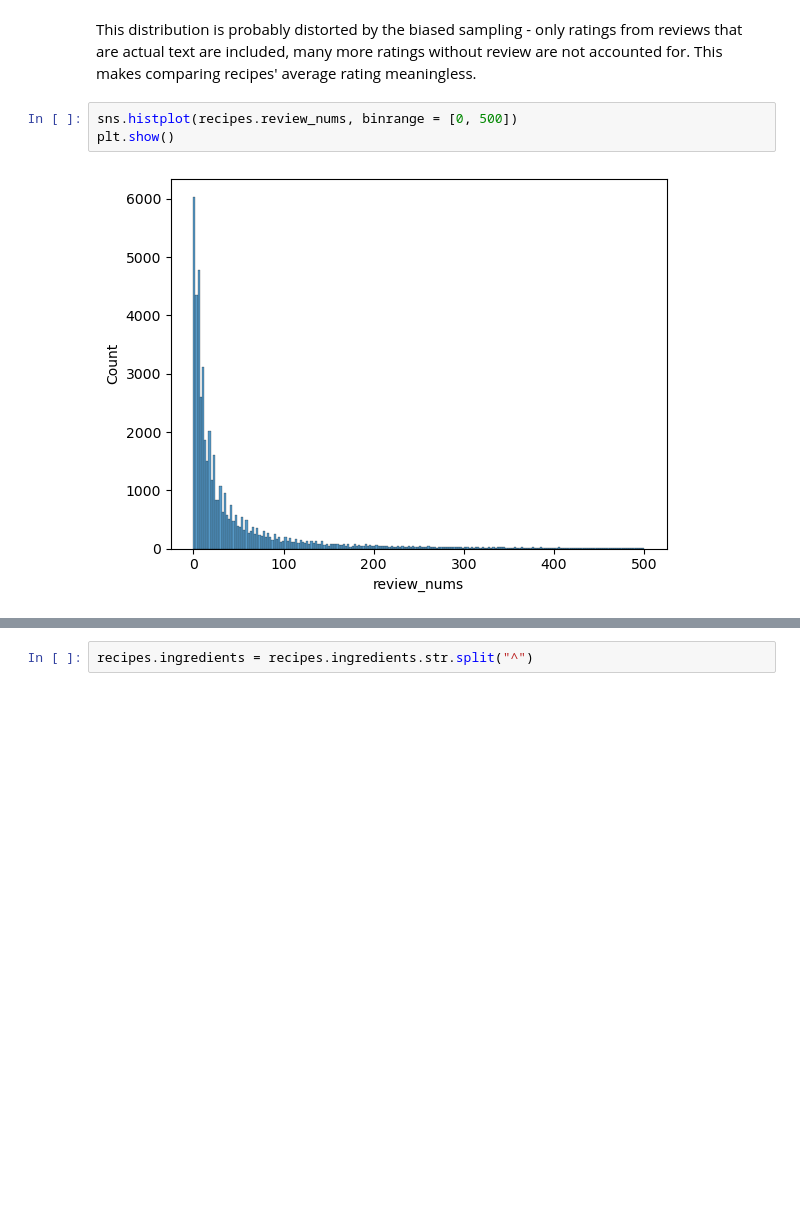
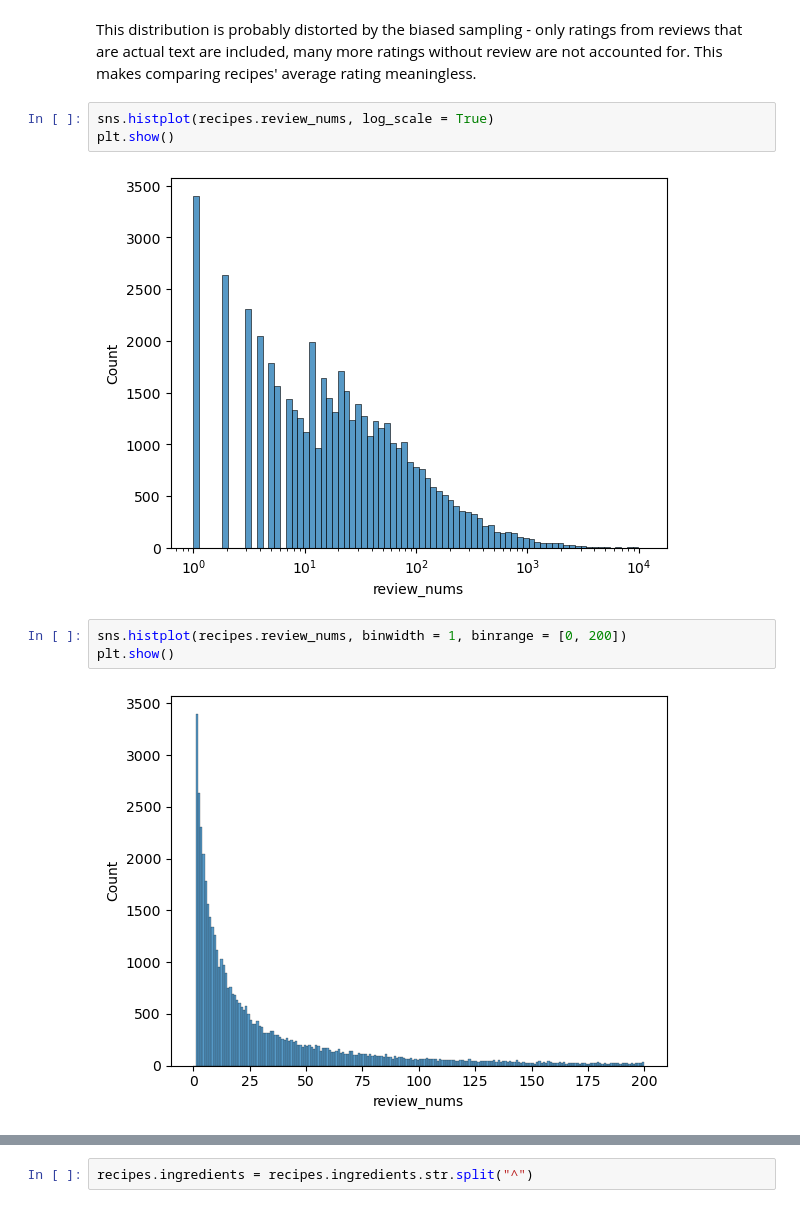
Before and after one commit to dtuleva/Recipe_Recommendation_System, a Jupyter notebook: RRS_EDA.ipynb, the cells around one changed output, grey strips where cells are left out. Cells and saved outputs as stored; diff of their text form; blank space fills up the shorter version.

```diff
--- a/RRS_EDA.ipynb
+++ b/RRS_EDA.ipynb
@@ -146,7 +154,12 @@ plt.show()
 # %% [markdown]
 This distribution is probably distorted by the biased sampling - only ratings from reviews that are actual text are included, many more ratings without review are not accounted for. This makes comparing recipes' average rating meaningless.
+# %%
+sns.histplot(recipes.review_nums, log_scale = True)
+plt.show()
+# %% [output]
+[figure, added]
 # %%
-sns.histplot(recipes.review_nums, binrange = [0, 500])
+sns.histplot(recipes.review_nums, binwidth = 1, binrange = [0, 200])
 plt.show()
 # %% [output]
-[figure, old version]
+[figure, new version]
```
Also changed, not shown: parts of 71 cells of this notebook, 17 other files.
